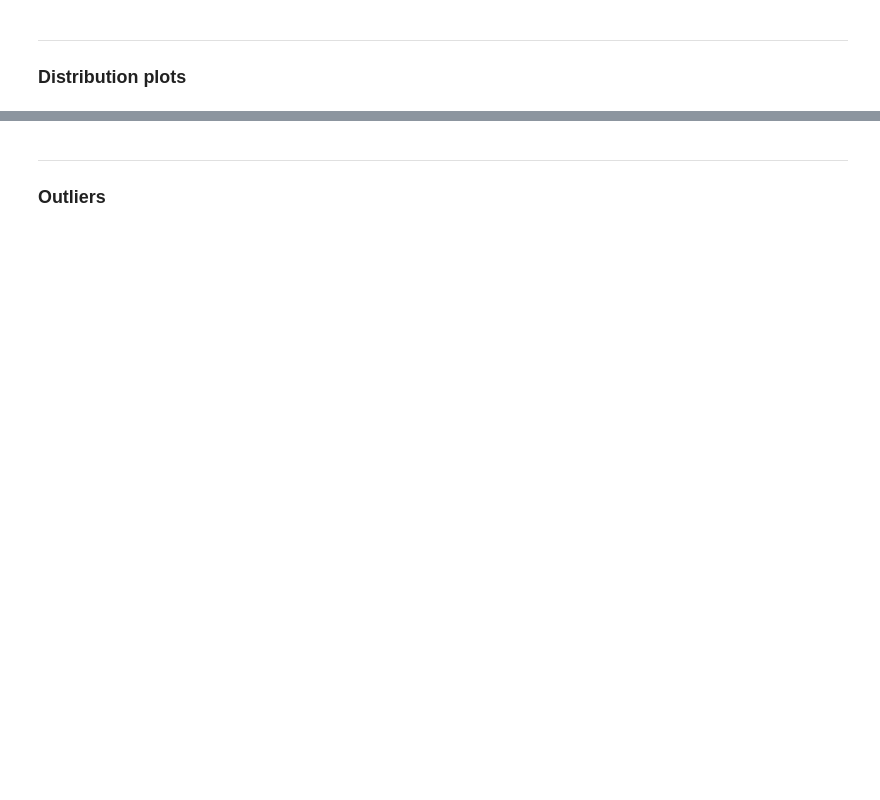
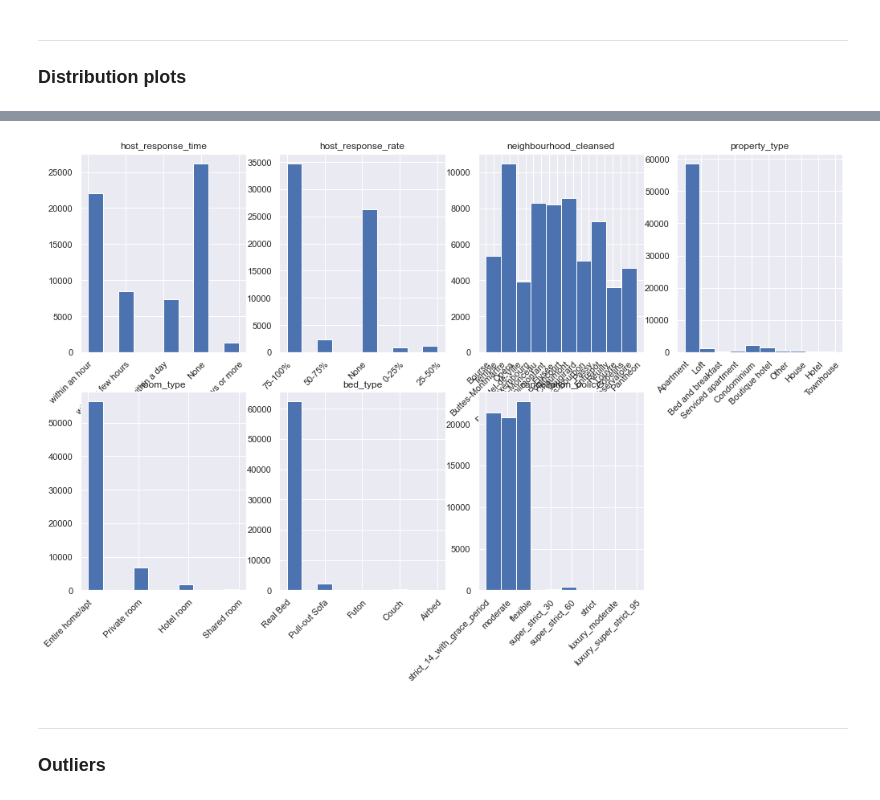
Before and after one commit to LudivineLacour/supervised-learning, a Jupyter notebook: code/exploratory-data-analysis.ipynb, the cells around one changed output, grey strips where cells are left out. Drawn from its saved outputs; the diff is of its cells as text; code cells hidden in the pictures; blank space fills up the shorter version.

```diff
--- a/code/exploratory-data-analysis.ipynb
+++ b/code/exploratory-data-analysis.ipynb
@@ -79,17 +107,19 @@ plt.show()
 # %%
 non_numerical_df = df1[df1.columns[df1.dtypes==object]]
 
 fig, axs = plt.subplots(2,4, figsize=(17,10))
 
 for i in range(non_numerical_df.shape[1]):
     ax=axs[i//4,i%4]
     ax.hist(non_numerical_df.iloc[:,i])
-    ax.set_title()
+    ax.set_title(non_numerical_df.columns[i])
     plt.setp(ax.get_xticklabels(), rotation=45, ha="right",
          rotation_mode="anchor")
 
-
+fig.delaxes(axs[1,3])
 plt.show()
+# %% [output]
+[figure, added]
 # %% [markdown]
 ______________________________
 ### Outliers
```
Also changed, not shown: parts of 23 cells of this notebook, 1 other file.
